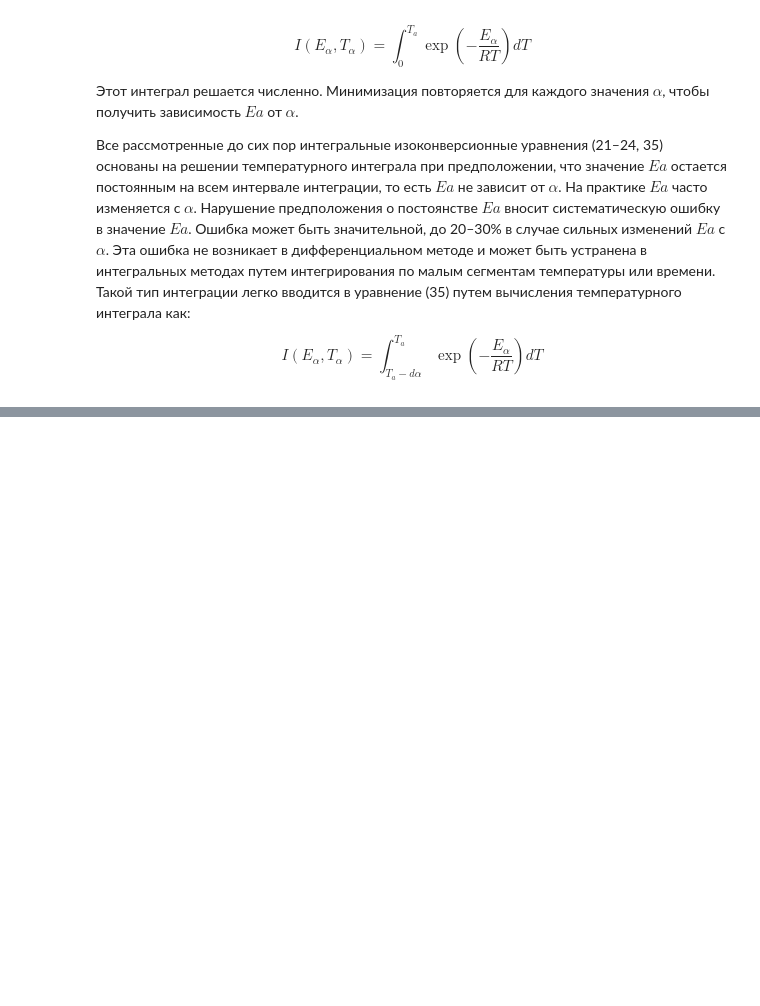
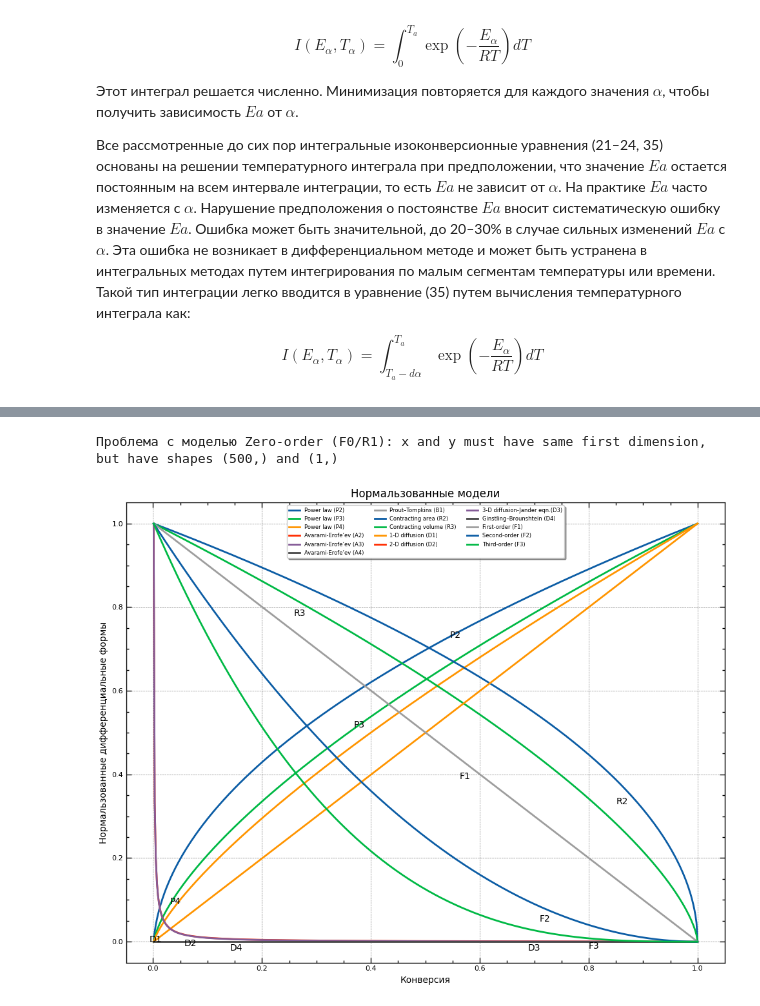
Before and after one commit to kdavjd/isoconversion_study_of_reaction_kinetics, a Jupyter notebook: isoconversion.ipynb, the cells around one changed output, grey strips where cells are left out. Saved outputs shown, nothing was run; the diff lists cells and outputs as text; code cells hidden in the pictures; blank space fills up the shorter version.

Commit message:
Добавлены формулы мастер графиков

```diff
--- a/isoconversion.ipynb
+++ b/isoconversion.ipynb
@@ -1474,0 +1388,37 @@ for i in models_df.index:
+# %%
+# Создаем значения a от 0 до 1
+a = np.linspace(0.001, 1, 500)  # Значения начинаются с 0.001, чтобы избежать деления на ноль
+
+fig, ax = plt.subplots(figsize=(10, 8))
+
+# Цикл по всем моделям
+for i in range(len(models_df)):
+    model = models_df.iloc[i]
+    try:
+        with warnings.catch_warnings():
+            warnings.simplefilter("ignore")
+            y = eval(model['Differential Form'], {'a': a, 'np': np})
+            y_norm = (y - np.min(y))/(np.max(y) - np.min(y))  # нормализация данных
+            ax.plot(a, y_norm, label=model['Model'])
+
+            # Находим сокращенное название модели и добавляем его на график
+            short_name = re.search(r'\((.*?)\)', model['Model']).group(1)
+            rand_index = np.random.choice(range(len(a)))  # выбираем случайную точку для аннотации
+            ax.annotate(short_name, (a[rand_index], y_norm[rand_index]), textcoords="offset points", xytext=(-10,-10), ha='center')
+    except Exception as e:
+        print(f"Проблема с моделью {model['Model']}: {str(e)}")
+
+# Настройка легенды
+ax.legend(loc='upper center', bbox_to_anchor=(0.5, 1.00), ncol=3, fancybox=True, shadow=True, prop={'size': 6})
+
+ax.set_xlabel('Конверсия', fontsize=MEDIUM_SIZE)
+ax.set_ylabel('Нормальзованные дифференциальные формы', fontsize=MEDIUM_SIZE)
+ax.set_title('Нормальзованные модели', fontsize=BIG_SIZE)
+ax.tick_params(axis='both', which='major', labelsize=SMALL_SIZE)
+
+plt.grid(True)
+plt.tight_layout()
+plt.show()
+# %% [output]
+Проблема с моделью Zero-order (F0/R1): x and y must have same first dimension, but have shapes (500,) and (1,)
+[figure, added]
```
Also changed, not shown: parts of 16 cells of this notebook, 1 other file.
